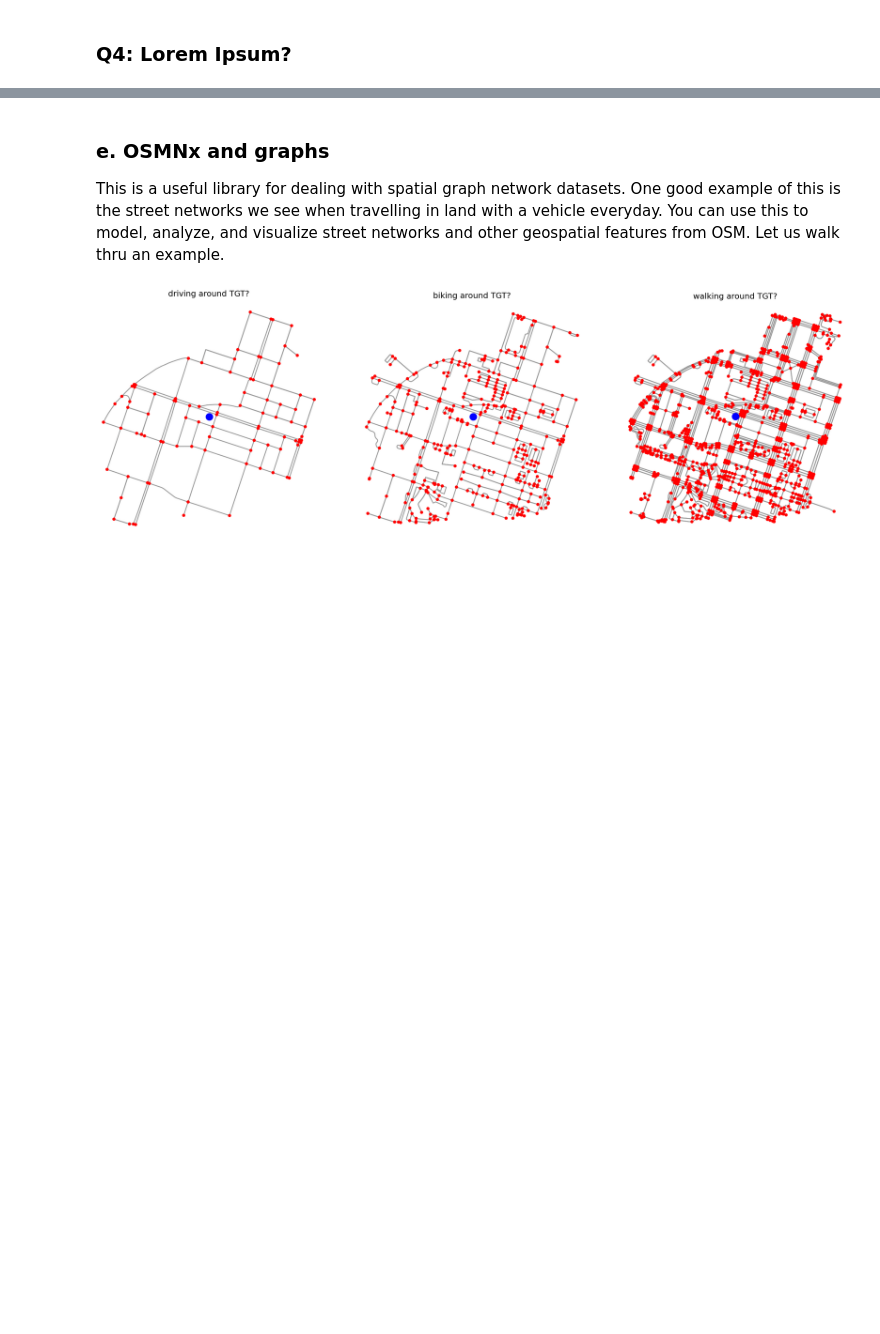
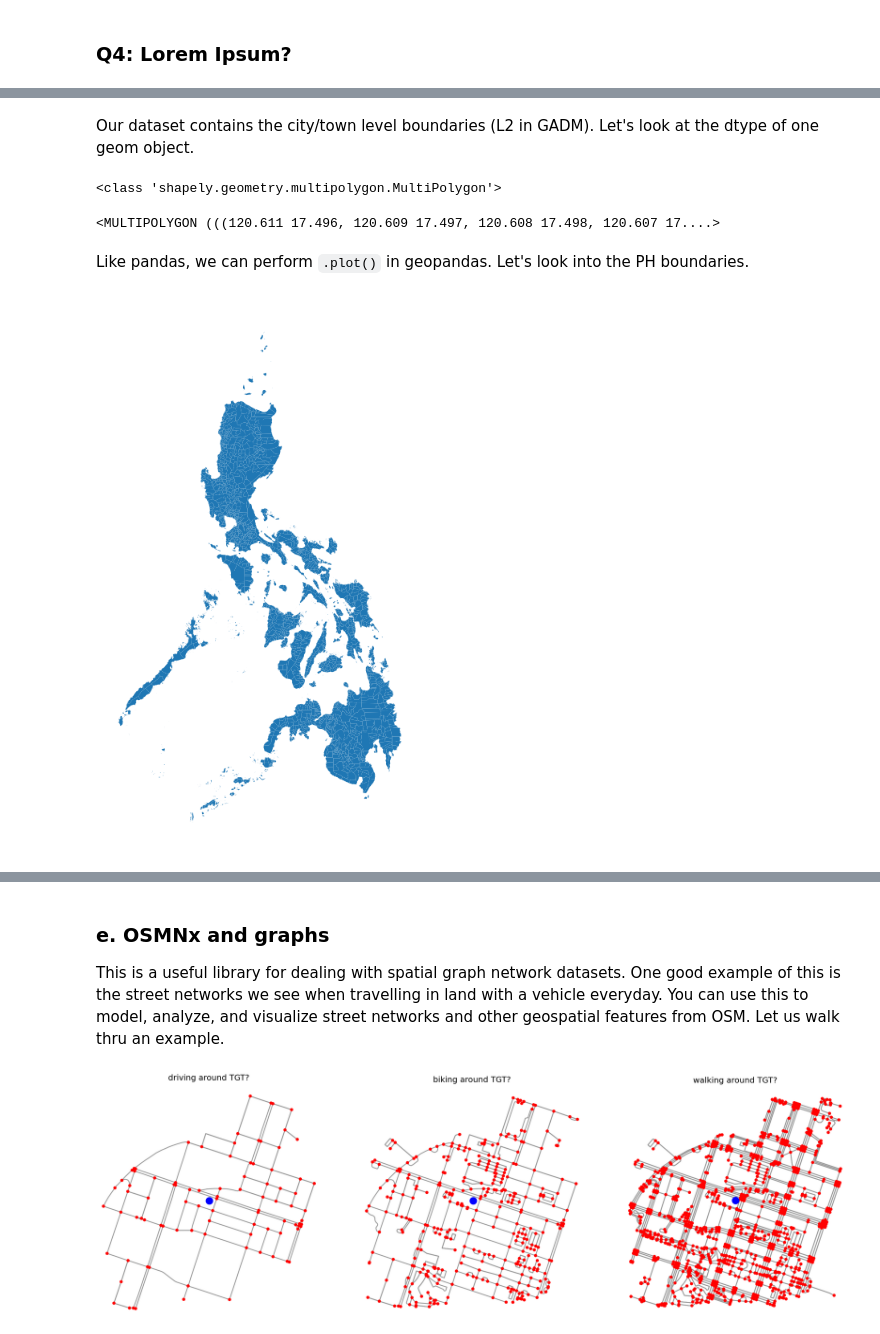
Before and after one commit to jpacil0/sds4gdsp, a Jupyter notebook: notebooks/01 Introduction.ipynb, the cells around one changed output, grey strips where cells are left out. Cells and saved outputs as stored; diff of their text form; code cells hidden in the pictures; blank space fills up the shorter version.

Commit message:
add geopandas

```diff
--- a/notebooks/01 Introduction.ipynb
+++ b/notebooks/01 Introduction.ipynb
@@ -301,0 +303,8 @@ Lorem ipsum
+# %%
+country_name = "Philippines"
+gadm_version = "4.0"
+ad_level = 2
+downloader = GADMDownloader(version=gadm_version)
+gadm = downloader.get_shape_data_by_country_name(
+    country_name=country_name, ad_level=ad_level
+)
@@ -301,0 +320,16 @@ Lorem ipsum
+# %% [markdown]
+Our dataset contains the city/town level boundaries (L2 in GADM). Let's look at the dtype of one geom object.
+# %%
+print(type(gadm.loc[0, "geometry"]))
+gadm.loc[0, "geometry"]
+# %% [output]
+<class 'shapely.geometry.multipolygon.MultiPolygon'>
+<MULTIPOLYGON (((120.611 17.496, 120.609 17.497, 120.608 17.498, 120.607 17....>
+# %% [markdown]
+Like pandas, we can perform `.plot()` in geopandas. Let's look into the PH boundaries.
+# %%
+fig, ax = plt.subplots(1, figsize=(5, 10))
+gadm.plot(ax=ax)
+ax.axis("off");
+# %% [output]
+[figure, added]
```
Also changed, not shown: parts of 15 cells of this notebook.
